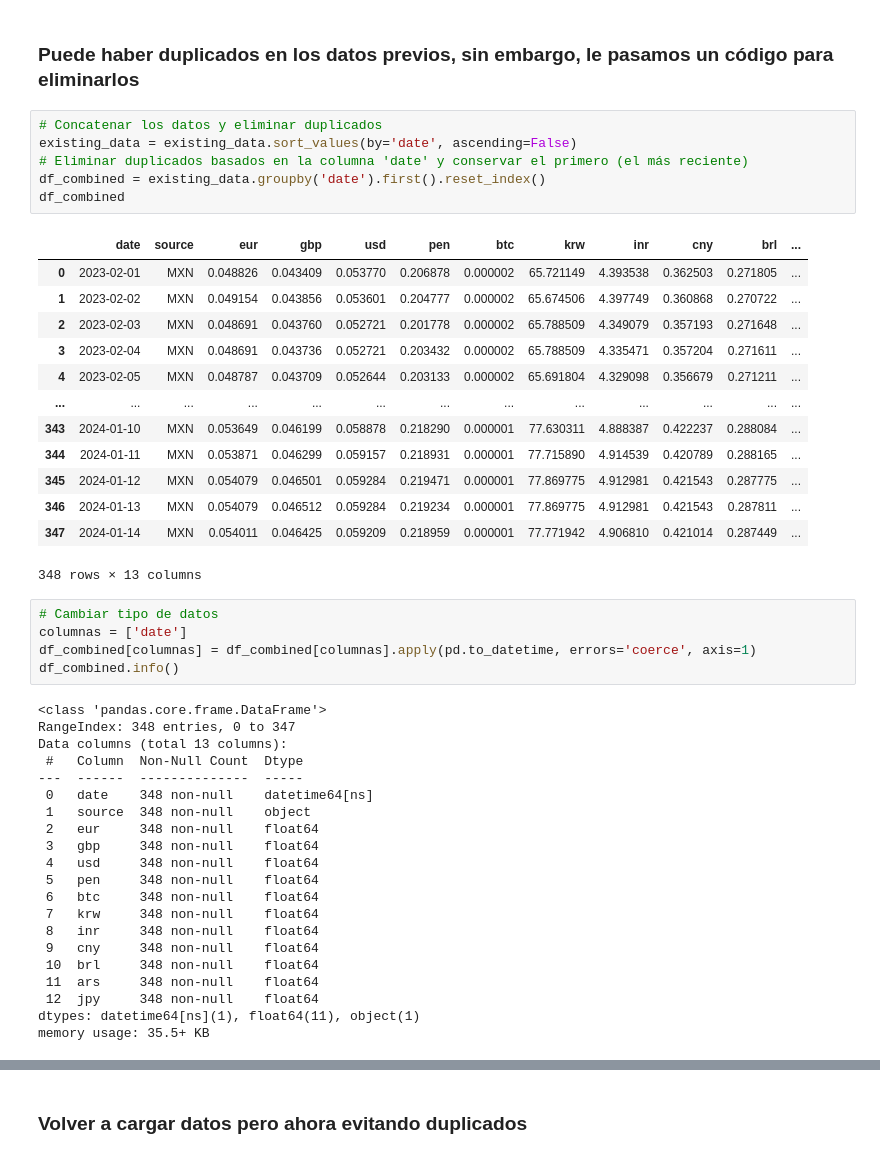
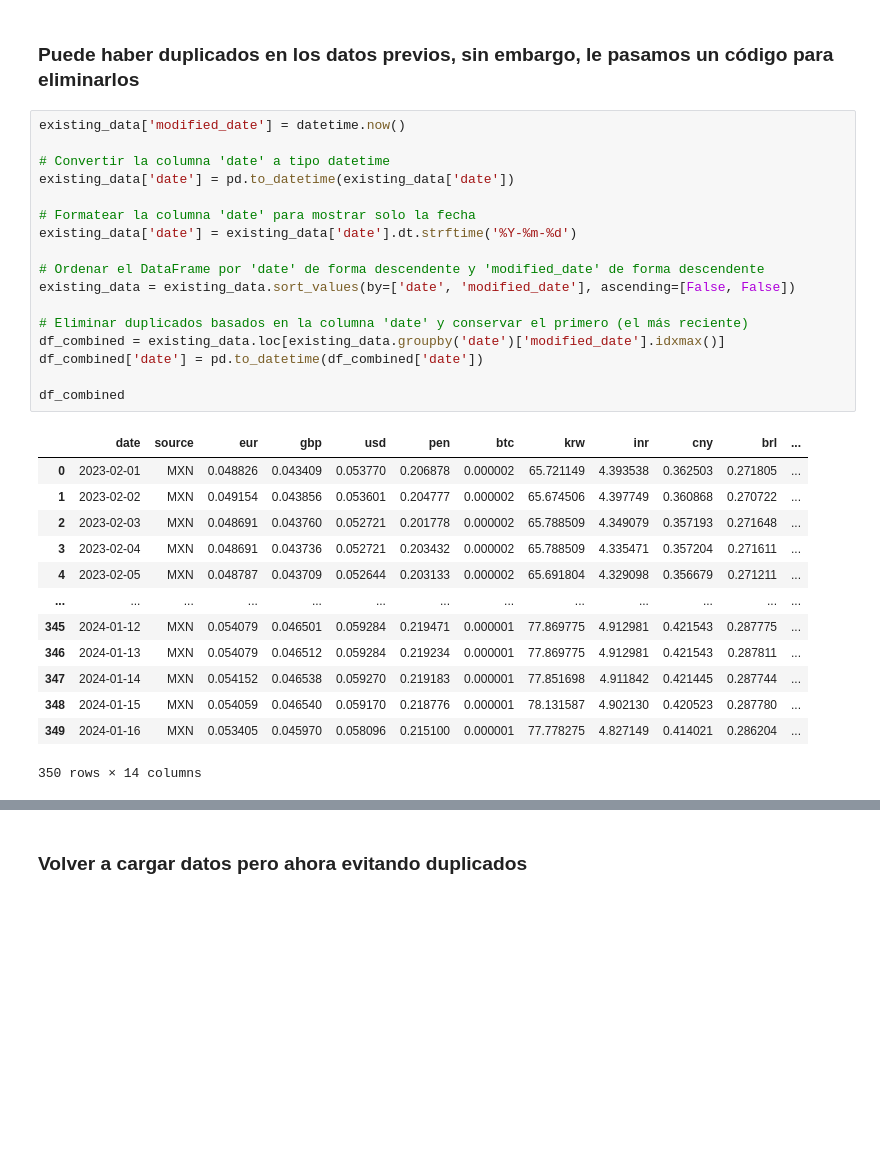
Before and after one commit to Antonio24ch/Proyecto_Cambio_Divisas, a Jupyter notebook: Cargar_los_datos_en_Amazon_Redshift_Entregable2.ipynb, the cells around one changed output, grey strips where cells are left out. Saved outputs shown, nothing was run; the diff lists cells and outputs as text; blank space fills up the shorter version.

```diff
--- a/Cargar_los_datos_en_Amazon_Redshift_Entregable2.ipynb
+++ b/Cargar_los_datos_en_Amazon_Redshift_Entregable2.ipynb
@@ -200,48 +172,33 @@ existing_data
 # %% [markdown]
 ### Puede haber duplicados en los datos previos, sin embargo, le pasamos un código para eliminarlos
-# %%
-# Concatenar los datos y eliminar duplicados
-existing_data = existing_data.sort_values(by='date', ascending=False)
-# Eliminar duplicados basados en la columna 'date' y conservar el primero (el más reciente)
-df_combined = existing_data.groupby('date').first().reset_index()
-df_combined
-# %% [output]
-|  | date | source | eur | gbp | usd | pen | btc | krw | inr | cny | brl | ... |
-| 0 | 2023-02-01 | MXN | 0.048826 | 0.043409 | 0.053770 | 0.206878 | 0.000002 | 65.721149 | 4.393538 | 0.362503 | 0.271805 | ... |
-| 1 | 2023-02-02 | MXN | 0.049154 | 0.043856 | 0.053601 | 0.204777 | 0.000002 | 65.674506 | 4.397749 | 0.360868 | 0.270722 | ... |
-| 2 | 2023-02-03 | MXN | 0.048691 | 0.043760 | 0.052721 | 0.201778 | 0.000002 | 65.788509 | 4.349079 | 0.357193 | 0.271648 | ... |
-| 3 | 2023-02-04 | MXN | 0.048691 | 0.043736 | 0.052721 | 0.203432 | 0.000002 | 65.788509 | 4.335471 | 0.357204 | 0.271611 | ... |
-| 4 | 2023-02-05 | MXN | 0.048787 | 0.043709 | 0.052644 | 0.203133 | 0.000002 | 65.691804 | 4.329098 | 0.356679 | 0.271211 | ... |
-| ... | ... | ... | ... | ... | ... | ... | ... | ... | ... | ... | ... | ... |
-| 343 | 2024-01-10 | MXN | 0.053649 | 0.046199 | 0.058878 | 0.218290 | 0.000001 | 77.630311 | 4.888387 | 0.422237 | 0.288084 | ... |
-| 344 | 2024-01-11 | MXN | 0.053871 | 0.046299 | 0.059157 | 0.218931 | 0.000001 | 77.715890 | 4.914539 | 0.420789 | 0.288165 | ... |
-| 345 | 2024-01-12 | MXN | 0.054079 | 0.046501 | 0.059284 | 0.219471 | 0.000001 | 77.869775 | 4.912981 | 0.421543 | 0.287775 | ... |
-| 346 | 2024-01-13 | MXN | 0.054079 | 0.046512 | 0.059284 | 0.219234 | 0.000001 | 77.869775 | 4.912981 | 0.421543 | 0.287811 | ... |
-| 347 | 2024-01-14 | MXN | 0.054011 | 0.046425 | 0.059209 | 0.218959 | 0.000001 | 77.771942 | 4.906810 | 0.421014 | 0.287449 | ... |
-348 rows × 13 columns
-# %%
-# Cambiar tipo de datos
-columnas = ['date']
-df_combined[columnas] = df_combined[columnas].apply(pd.to_datetime, errors='coerce', axis=1)
-df_combined.info()
-# %% [output]
-<class 'pandas.core.frame.DataFrame'>
-RangeIndex: 348 entries, 0 to 347
-Data columns (total 13 columns):
- #   Column  Non-Null Count  Dtype
----  ------  --------------  -----
- 0   date    348 non-null    datetime64[ns]
- 1   source  348 non-null    object
- 2   eur     348 non-null    float64
- 3   gbp     348 non-null    float64
- 4   usd     348 non-null    float64
- 5   pen     348 non-null    float64
- 6   btc     348 non-null    float64
- 7   krw     348 non-null    float64
- 8   inr     348 non-null    float64
- 9   cny     348 non-null    float64
- 10  brl     348 non-null    float64
- 11  ars     348 non-null    float64
- 12  jpy     348 non-null    float64
-dtypes: datetime64[ns](1), float64(11), object(1)
-memory usage: 35.5+ KB
+# %%
+existing_data['modified_date'] = datetime.now()
+
+# Convertir la columna 'date' a tipo datetime
+existing_data['date'] = pd.to_datetime(existing_data['date'])
+
+# Formatear la columna 'date' para mostrar solo la fecha
+existing_data['date'] = existing_data['date'].dt.strftime('%Y-%m-%d')
+
+# Ordenar el DataFrame por 'date' de forma descendente y 'modified_date' de forma descendente
+existing_data = existing_data.sort_values(by=['date', 'modified_date'], ascending=[False, False])
+
+# Eliminar duplicados basados en la columna 'date' y conservar el primero (el más reciente)
+df_combined = existing_data.loc[existing_data.groupby('date')['modified_date'].idxmax()]
+df_combined['date'] = pd.to_datetime(df_combined['date'])
+
+df_combined
+# %% [output]
+|  | date | source | eur | gbp | usd | pen | btc | krw | inr | cny | brl | ... |
+| 0 | 2023-02-01 | MXN | 0.048826 | 0.043409 | 0.053770 | 0.206878 | 0.000002 | 65.721149 | 4.393538 | 0.362503 | 0.271805 | ... |
+| 1 | 2023-02-02 | MXN | 0.049154 | 0.043856 | 0.053601 | 0.204777 | 0.000002 | 65.674506 | 4.397749 | 0.360868 | 0.270722 | ... |
+| 2 | 2023-02-03 | MXN | 0.048691 | 0.043760 | 0.052721 | 0.201778 | 0.000002 | 65.788509 | 4.349079 | 0.357193 | 0.271648 | ... |
+| 3 | 2023-02-04 | MXN | 0.048691 | 0.043736 | 0.052721 | 0.203432 | 0.000002 | 65.788509 | 4.335471 | 0.357204 | 0.271611 | ... |
+| 4 | 2023-02-05 | MXN | 0.048787 | 0.043709 | 0.052644 | 0.203133 | 0.000002 | 65.691804 | 4.329098 | 0.356679 | 0.271211 | ... |
+| ... | ... | ... | ... | ... | ... | ... | ... | ... | ... | ... | ... | ... |
+| 345 | 2024-01-12 | MXN | 0.054079 | 0.046501 | 0.059284 | 0.219471 | 0.000001 | 77.869775 | 4.912981 | 0.421543 | 0.287775 | ... |
+| 346 | 2024-01-13 | MXN | 0.054079 | 0.046512 | 0.059284 | 0.219234 | 0.000001 | 77.869775 | 4.912981 | 0.421543 | 0.287811 | ... |
+| 347 | 2024-01-14 | MXN | 0.054152 | 0.046538 | 0.059270 | 0.219183 | 0.000001 | 77.851698 | 4.911842 | 0.421445 | 0.287744 | ... |
+| 348 | 2024-01-15 | MXN | 0.054059 | 0.046540 | 0.059170 | 0.218776 | 0.000001 | 78.131587 | 4.902130 | 0.420523 | 0.287780 | ... |
+| 349 | 2024-01-16 | MXN | 0.053405 | 0.045970 | 0.058096 | 0.215100 | 0.000001 | 77.778275 | 4.827149 | 0.414021 | 0.286204 | ... |
+350 rows × 14 columns
```
Also changed, not shown: parts of 9 cells of this notebook.
